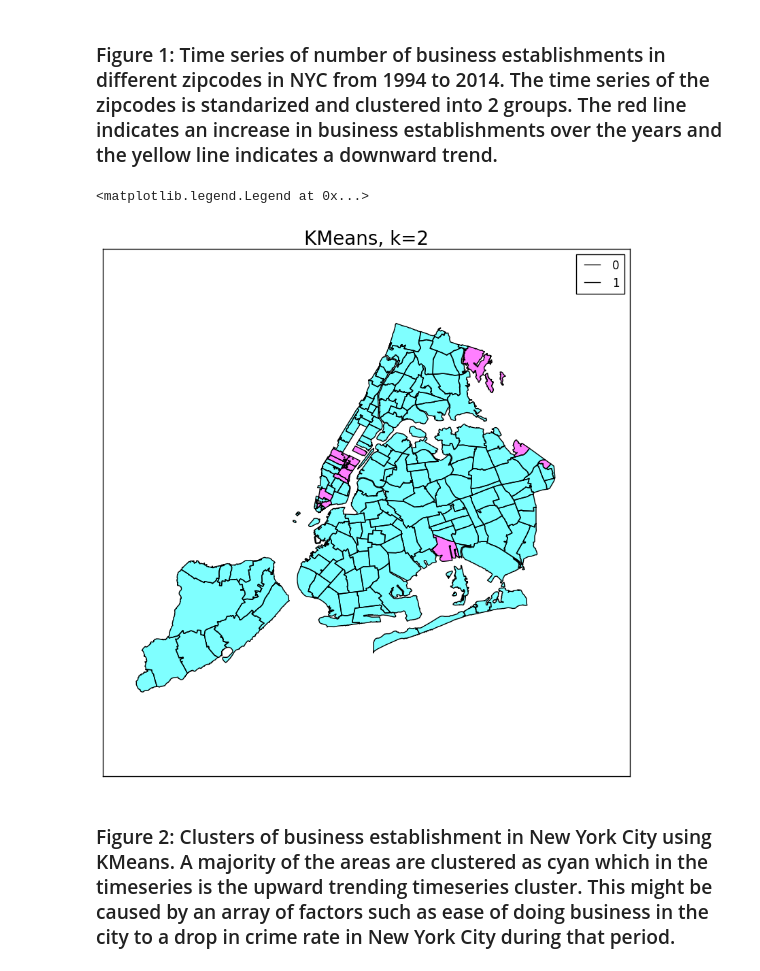
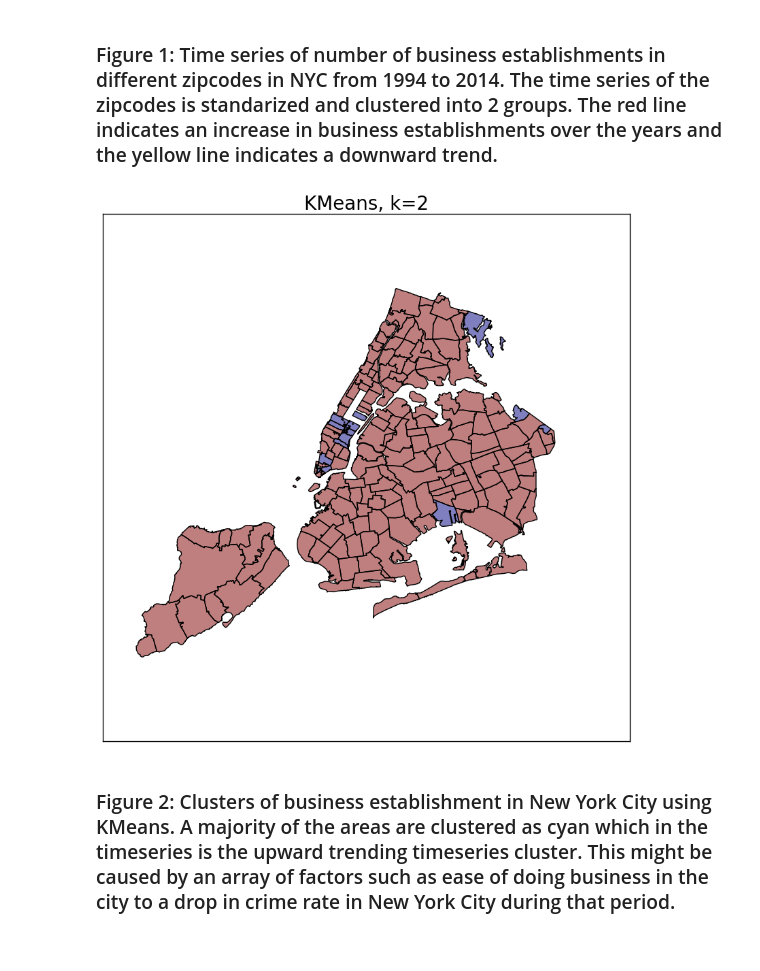
Before and after one commit to aaron-15/PUI2016_ajd629, a Jupyter notebook: HW11_ajd629/HW11_2_ajd629.ipynb, the cells around one changed output. Cells and saved outputs as stored; diff of their text form; code cells hidden in the pictures.

```diff
--- a/HW11_ajd629/HW11_2_ajd629.ipynb
+++ b/HW11_ajd629/HW11_2_ajd629.ipynb
@@ -239,14 +248,13 @@ plt.show()
 # %%
 #Plotting KMeans cluster spatially
 f, ax = plt.subplots(figsize=(10,10))
-zipcode_shape.plot(colormap='cool', column='km_labels', ax = ax)
+zipcode_shape.plot(colormap='jet', column='km_labels', ax = ax)
 ax.set_title("KMeans, k=2", fontsize=20)
 ax.axes.get_xaxis().set_visible(False)
 ax.axes.get_yaxis().set_visible(False)
-ax.legend(zipcode_shape.km_labels.unique())
+# ax.legend(zipcode_shape.cluster_label.unique())
 # %% [output]
-<matplotlib.legend.Legend at 0x...>
-[figure, old version]
+[figure, new version]
 # %% [markdown]
 ### Figure 2: Clusters of business establishment in New York City using KMeans. A majority of the areas are clustered as cyan which in the timeseries is the upward trending timeseries cluster. This might be caused by an array of factors such as ease of doing business in the city to a drop in crime rate in New York City during that period.
 # %%
```
Also changed, not shown: parts of 4 cells of this notebook.
